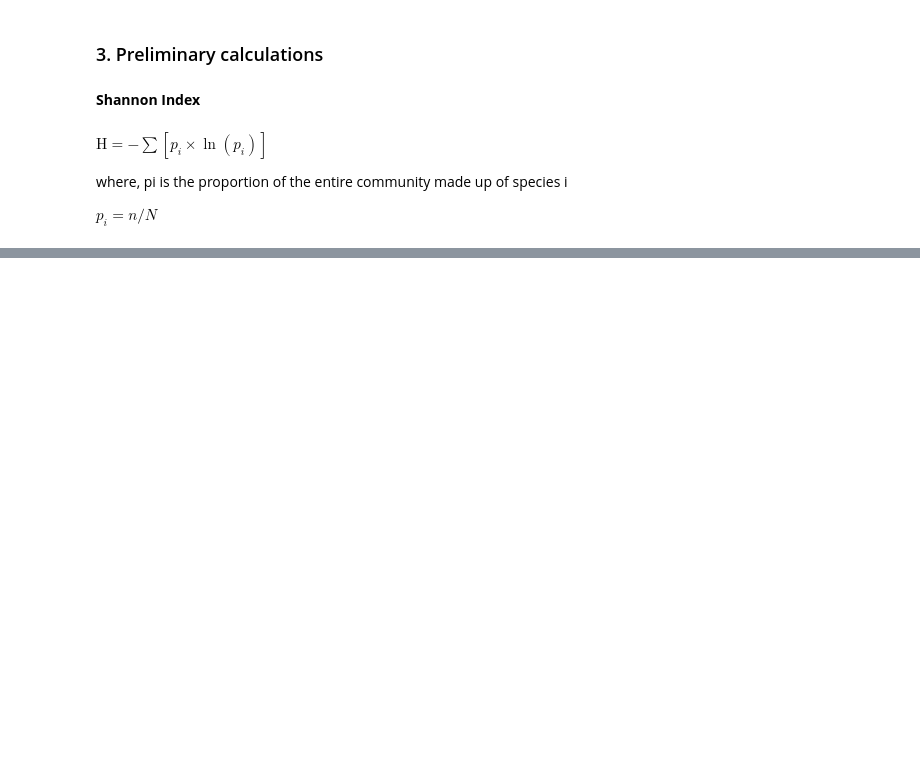
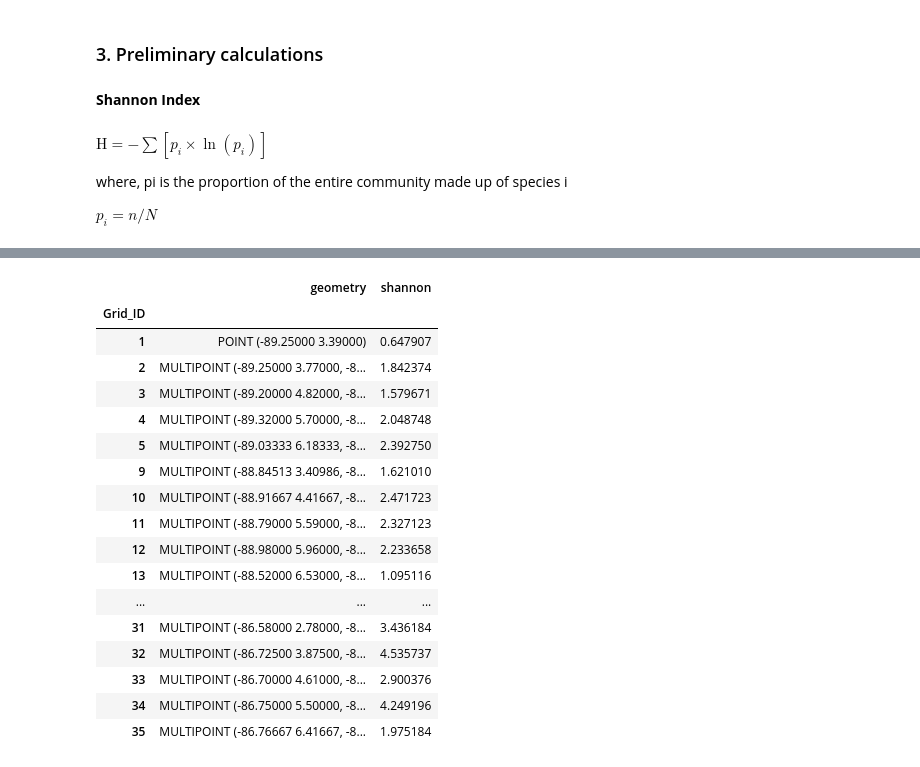
Before and after one commit to Open-Earth-Foundation/oceanprogram, a Jupyter notebook: Marine_Ecosystem_Credits/Marine_Biodiversity/MBU_Methodology/Modulating_Factor1_ShannonIndex.ipynb, the cells around one changed output, grey strips where cells are left out. Cells and saved outputs as stored; diff of their text form; code cells hidden in the pictures; blank space fills up the shorter version.

```diff
--- a/Marine_Ecosystem_Credits/Marine_Biodiversity/MBU_Methodology/Modulating_Factor1_ShannonIndex.ipynb
+++ b/Marine_Ecosystem_Credits/Marine_Biodiversity/MBU_Methodology/Modulating_Factor1_ShannonIndex.ipynb
@@ -161,0 +217,32 @@ shannon(ACMC, df, grid, 'abundance')
+# %%
+#Spatial join of gdf and grid_gdf
+pointInPolys = sjoin(df2, grid, how='inner')
+# %%
+N = pd.DataFrame()
+N['N'] = pointInPolys.groupby('Grid_ID').apply(lambda x: x['abundance'].sum())
+# %%
+new = pd.merge(pointInPolys, N, on='Grid_ID')
+# %%
+new['pi'] = new['abundance']/new['N']
+new['shannon'] = (-1)*new['pi']*np.log(new['pi'])
+# %%
+new.dissolve(by='Grid_ID', aggfunc={'shannon': 'sum'})
+# %% [output]
+|  | geometry | shannon |
+| Grid_ID |  |  |
+| 1 | POINT (-89.25000 3.39000) | 0.647907 |
+| 2 | MULTIPOINT (-89.25000 3.77000, -8... | 1.842374 |
+| 3 | MULTIPOINT (-89.20000 4.82000, -8... | 1.579671 |
+| 4 | MULTIPOINT (-89.32000 5.70000, -8... | 2.048748 |
+| 5 | MULTIPOINT (-89.03333 6.18333, -8... | 2.392750 |
+| 9 | MULTIPOINT (-88.84513 3.40986, -8... | 1.621010 |
+| 10 | MULTIPOINT (-88.91667 4.41667, -8... | 2.471723 |
+| 11 | MULTIPOINT (-88.79000 5.59000, -8... | 2.327123 |
+| 12 | MULTIPOINT (-88.98000 5.96000, -8... | 2.233658 |
+| 13 | MULTIPOINT (-88.52000 6.53000, -8... | 1.095116 |
+| ... | ... | ... |
+| 31 | MULTIPOINT (-86.58000 2.78000, -8... | 3.436184 |
+| 32 | MULTIPOINT (-86.72500 3.87500, -8... | 4.535737 |
+| 33 | MULTIPOINT (-86.70000 4.61000, -8... | 2.900376 |
+| 34 | MULTIPOINT (-86.75000 5.50000, -8... | 4.249196 |
+| 35 | MULTIPOINT (-86.76667 6.41667, -8... | 1.975184 |
```
Also changed, not shown: parts of 20 cells of this notebook, 8 other files.
